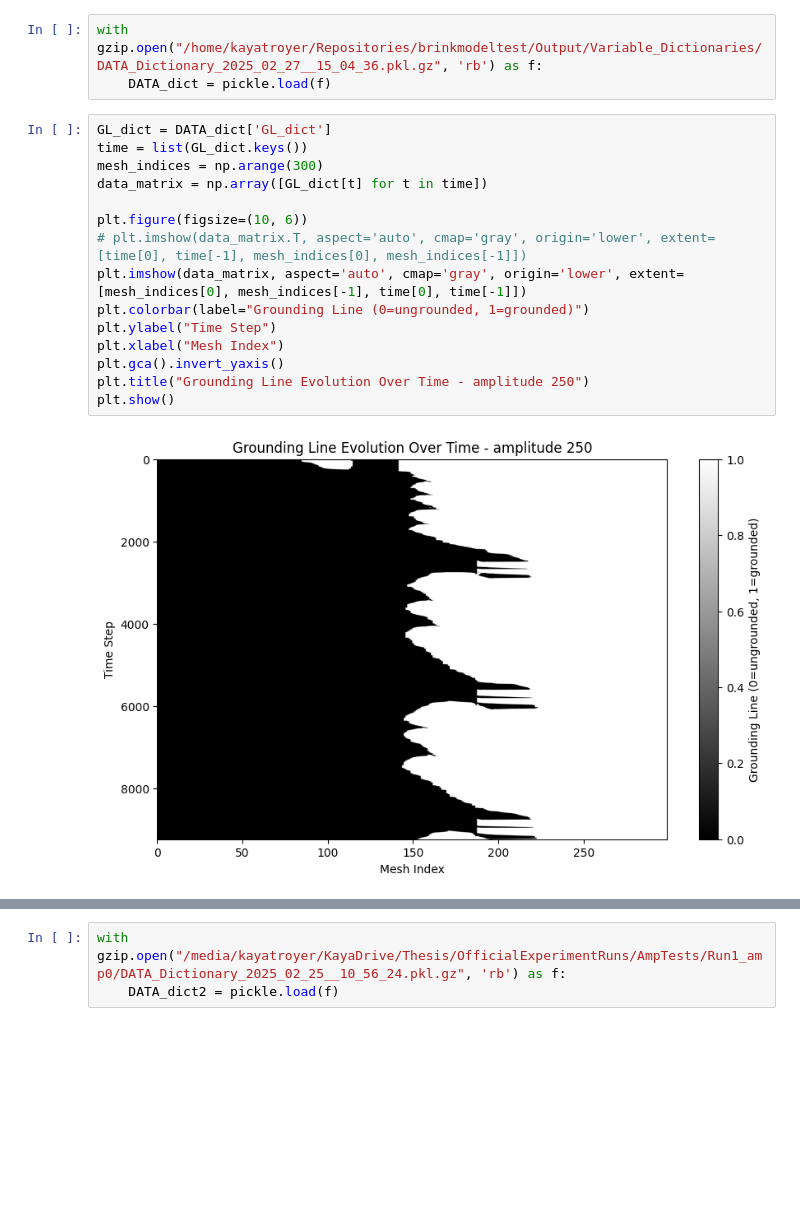
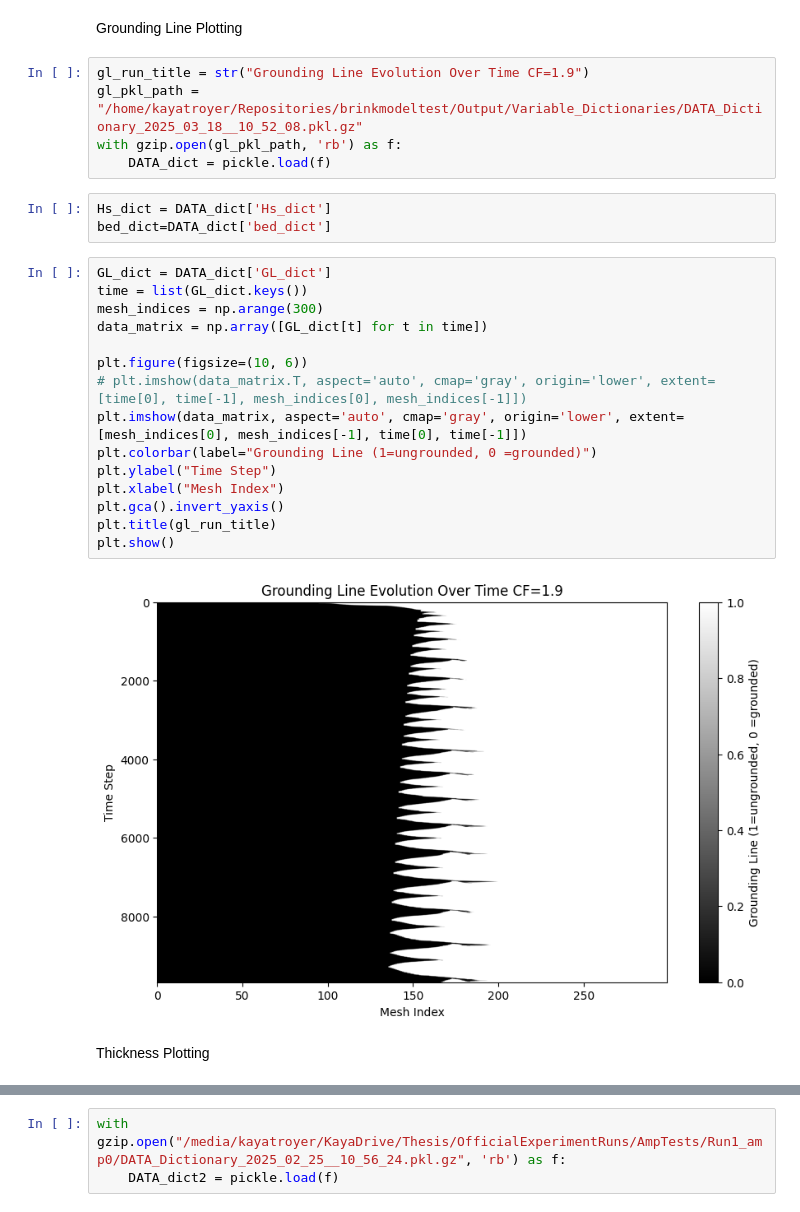
Before and after one commit to ktlix2ski/brinkmodeltest, a Jupyter notebook: TestBook.ipynb, the cells around one changed output, grey strips where cells are left out. Saved outputs shown, nothing was run; the diff lists cells and outputs as text; blank space fills up the shorter version.

```diff
--- a/TestBook.ipynb
+++ b/TestBook.ipynb
@@ -19,23 +19,32 @@ import pickle
 import h5py
 import gzip
 %matplotlib inline
+# %% [markdown]
+Grounding Line Plotting
 # %%
-with gzip.open("/home/kayatroyer/Repositories/brinkmodeltest/Output/Variable_Dictionaries/DATA_Dictionary_2025_02_27__15_04_36.pkl.gz", 'rb') as f:
+gl_run_title = str("Grounding Line Evolution Over Time CF=1.9")
+gl_pkl_path = "/home/kayatroyer/Repositories/brinkmodeltest/Output/Variable_Dictionaries/DATA_Dictionary_2025_03_18__10_52_08.pkl.gz"
+with gzip.open(gl_pkl_path, 'rb') as f:
     DATA_dict = pickle.load(f)
+# %%
+Hs_dict = DATA_dict['Hs_dict']
+bed_dict=DATA_dict['bed_dict']
 # %%
 GL_dict = DATA_dict['GL_dict']
 time = list(GL_dict.keys())
 mesh_indices = np.arange(300)
 data_matrix = np.array([GL_dict[t] for t in time])
 
 plt.figure(figsize=(10, 6))
 # plt.imshow(data_matrix.T, aspect='auto', cmap='gray', origin='lower', extent=[time[0], time[-1], mesh_indices[0], mesh_indices[-1]])
 plt.imshow(data_matrix, aspect='auto', cmap='gray', origin='lower', extent=[mesh_indices[0], mesh_indices[-1], time[0], time[-1]])
-plt.colorbar(label="Grounding Line (0=ungrounded, 1=grounded)")
+plt.colorbar(label="Grounding Line (1=ungrounded, 0 =grounded)")
 plt.ylabel("Time Step")
 plt.xlabel("Mesh Index")
 plt.gca().invert_yaxis()
-plt.title("Grounding Line Evolution Over Time - amplitude 250")
+plt.title(gl_run_title)
 plt.show()
 # %% [output]
-[figure, old version]
+[figure, new version]
+# %% [markdown]
+Thickness Plotting
```
Also changed, not shown: parts of 4 cells of this notebook, 1 other file.
